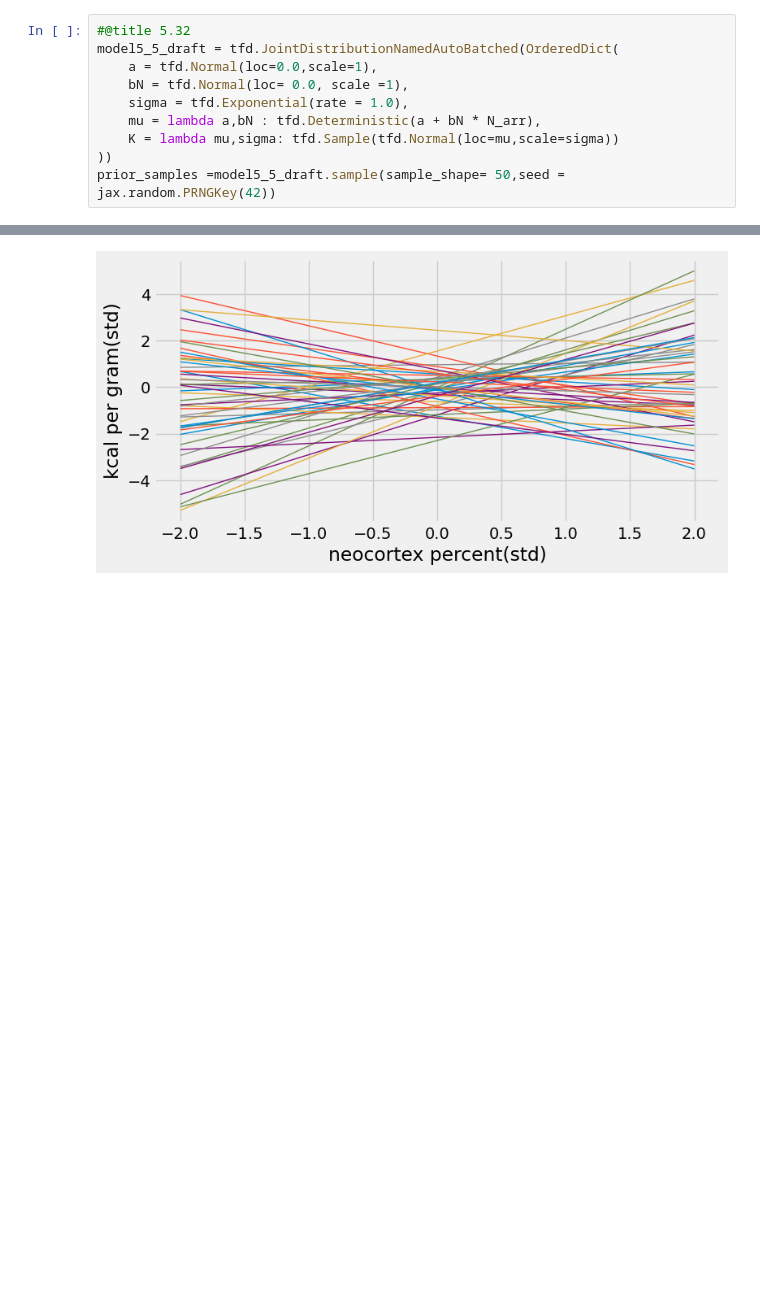
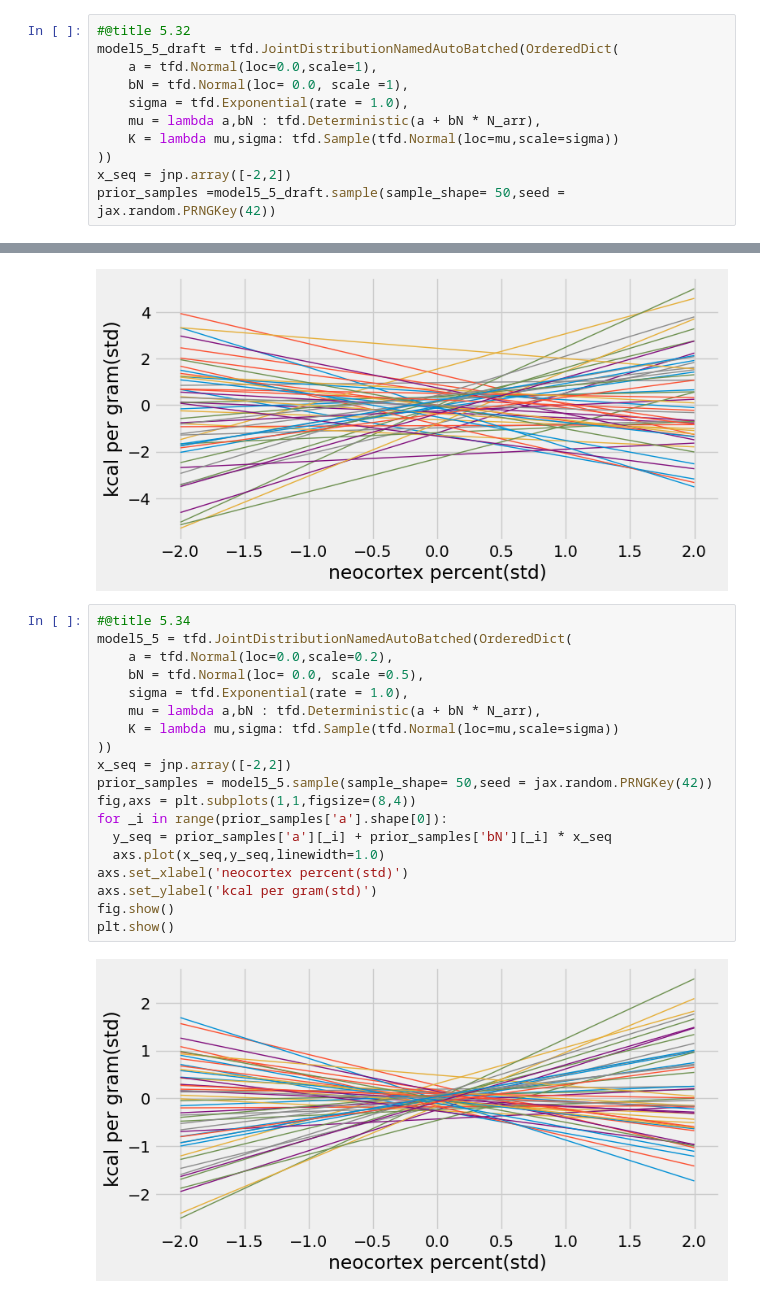
Before and after one commit to sushmit86/Statiistical_rethinking_jax, a Jupyter notebook: sushmit_05_geocentric_models.ipynb, the cells around one changed output, grey strips where cells are left out. Cells and saved outputs as stored; diff of their text form; blank space fills up the shorter version.

```diff
--- a/sushmit_05_geocentric_models.ipynb
+++ b/sushmit_05_geocentric_models.ipynb
@@ -679,6 +680,7 @@ model5_5_draft = tfd.JointDistributionNamedAutoBatched(OrderedDict(
     mu = lambda a,bN : tfd.Deterministic(a + bN * N_arr),
     K = lambda mu,sigma: tfd.Sample(tfd.Normal(loc=mu,scale=sigma))
 ))
+x_seq = jnp.array([-2,2])
 prior_samples =model5_5_draft.sample(sample_shape= 50,seed = jax.random.PRNGKey(42))
 # %%
 #@title 5.33
@@ -692,3 +694,24 @@ fig.show()
 plt.show()
 # %% [output]
 [figure]
+# %%
+#@title 5.34
+model5_5 = tfd.JointDistributionNamedAutoBatched(OrderedDict(
+    a = tfd.Normal(loc=0.0,scale=0.2),
+    bN = tfd.Normal(loc= 0.0, scale =0.5),
+    sigma = tfd.Exponential(rate = 1.0),
+    mu = lambda a,bN : tfd.Deterministic(a + bN * N_arr),
+    K = lambda mu,sigma: tfd.Sample(tfd.Normal(loc=mu,scale=sigma))
+))
+x_seq = jnp.array([-2,2])
+prior_samples = model5_5.sample(sample_shape= 50,seed = jax.random.PRNGKey(42))
+fig,axs = plt.subplots(1,1,figsize=(8,4))
+for _i in range(prior_samples['a'].shape[0]):
+  y_seq = prior_samples['a'][_i] + prior_samples['bN'][_i] * x_seq
+  axs.plot(x_seq,y_seq,linewidth=1.0)
+axs.set_xlabel('neocortex percent(std)')
+axs.set_ylabel('kcal per gram(std)')
+fig.show()
+plt.show()
+# %% [output]
+[figure, added]
```
Also changed, not shown: parts of 26 cells of this notebook.
